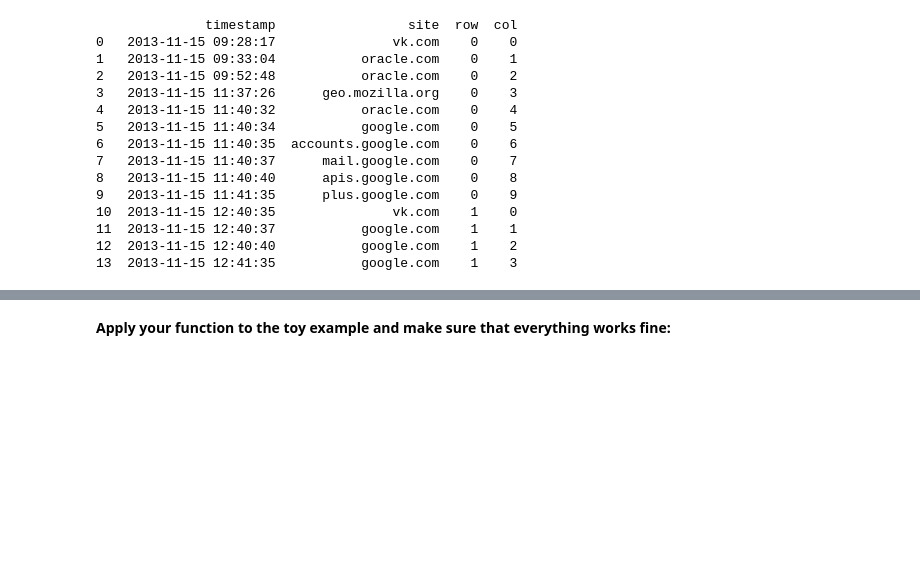
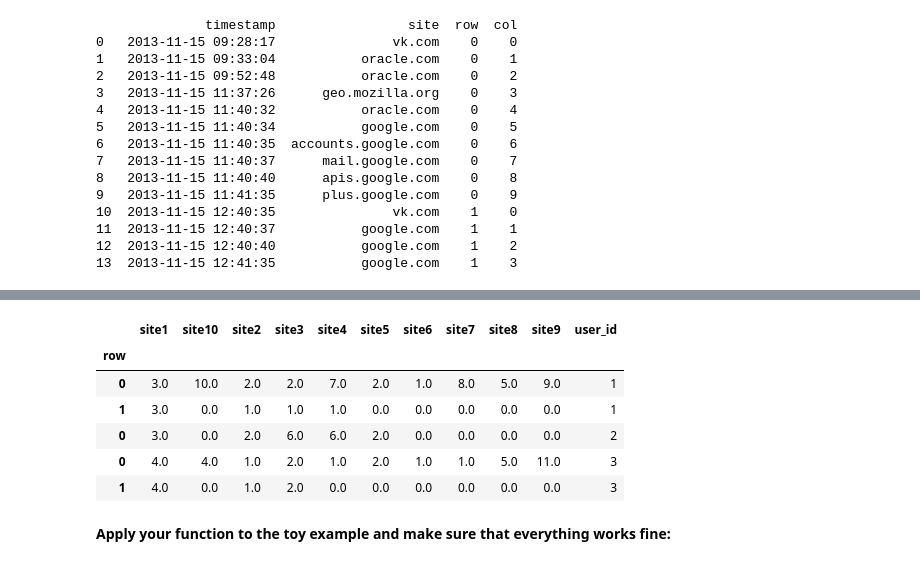
Before and after one commit to roundEgg/mlcourse.ai, a Jupyter notebook: jupyter_english/project_alice/week1_prepare_dataset.ipynb, the cells around one changed output, grey strips where cells are left out. Drawn from its saved outputs; the diff is of its cells as text; code cells hidden in the pictures; blank space fills up the shorter version.

```diff
--- a/jupyter_english/project_alice/week1_prepare_dataset.ipynb
+++ b/jupyter_english/project_alice/week1_prepare_dataset.ipynb
@@ -289,11 +289,13 @@ Details:
 - It took me less than 5 sec to process 150 files from `capstone_websites_data/150users/`, but, surely, it depends on implementation of the function and hardware you use. Frankly, it's more likely that your first implementation won't be the most efficient. As a next step you can profile your code (especially if you plan to run your code on 3000 users data). Also efficient implementation of that function will help you next week.
 # %%
 import operator
+import re
 
 def prepare_train_set(path_to_csv_files, session_length=10):
     ''' YOUR CODE IS HERE '''
     dict_sites = {}
     list_file = sorted(glob(os.path.join(path_to_csv_files,'*')))
+    #print(list_file)
     for file in tqdm_notebook(list_file):
         df_site = pd.read_csv(file)
         for i in range(len(df_site)):
@@ -305,17 +307,22 @@ def prepare_train_set(path_to_csv_files, session_length=10):
     dict_id_freq = {}
     for counter, value in enumerate(sorted(dict_sites.items(), key=operator.itemgetter(1),reverse=True)):
         dict_id_freq[value[0]] = (counter+1, value[1])
-    print(dict_id_freq)
+#     print(dict_id_freq)
+    df_res = pd.DataFrame()
     for file in tqdm_notebook(list_file):
         df_site = pd.read_csv(file)
         df_site['site'] = df_site['site'].map(lambda x: dict_id_freq[x][0])
         df_site['row'] = df_site.index // session_length
         df_site['col'] = df_site.index % session_length
-        print(df_site)
+#         print(df_site)
         df_site_pivot = df_site.pivot(index='row', columns = 'col', values = 'site')
         df_site_pivot.columns = ['site' + str(i+1) for i in range(min(len(df_site),session_length))]
-        print(df_site_pivot)
-    return dict_id_freq
+        df_site_pivot['user_id'] = int(re.findall(r'\d+', file)[-1])
+#         print(df_site_pivot)
+        df_res = df_res.append(df_site_pivot)
+#         df_res.columns = df_site_pivot.columns
+#     print(df_res)
+    return df_res.fillna(0), dict_id_freq
 # %%
 df_test = pd.read_csv('../../data/capstone_user_identification/3users/user0001.csv')
 df_test.head()
@@ -363,8 +370,9 @@ df_test
 | 0 | vk.com | oracle.com | oracle.com | geo.mozilla.org | oracle.com | google.com | accounts.google.com | mail.google.com | apis.google.com | plus.google.com |
 | 1 | vk.com | google.com | google.com | google.com | None | None | None | None | None | None |
 # %%
-dict_id_freq = prepare_train_set(os.path.join(PATH_TO_DATA, '3users'),
+train_data_toy, dict_id_freq = prepare_train_set(os.path.join(PATH_TO_DATA, '3users'),
                                                      session_length=10)
+train_data_toy
 dict_id_freq
 # %% [output]
 [interactive output not drawn]
@@ -401,3 +391,13 @@ row
+# %%
+train_data_toy
+# %% [output]
+|  | site1 | site10 | site2 | site3 | site4 | site5 | site6 | site7 | site8 | site9 | user_id |
+| row |  |  |  |  |  |  |  |  |  |  |  |
+| 0 | 3.0 | 10.0 | 2.0 | 2.0 | 7.0 | 2.0 | 1.0 | 8.0 | 5.0 | 9.0 | 1 |
+| 1 | 3.0 | 0.0 | 1.0 | 1.0 | 1.0 | 0.0 | 0.0 | 0.0 | 0.0 | 0.0 | 1 |
+| 0 | 3.0 | 0.0 | 2.0 | 6.0 | 6.0 | 2.0 | 0.0 | 0.0 | 0.0 | 0.0 | 2 |
+| 0 | 4.0 | 4.0 | 1.0 | 2.0 | 1.0 | 2.0 | 1.0 | 1.0 | 5.0 | 11.0 | 3 |
+| 1 | 4.0 | 0.0 | 1.0 | 2.0 | 0.0 | 0.0 | 0.0 | 0.0 | 0.0 | 0.0 | 3 |
 # %% [markdown]
 **Apply your function to the toy example and make sure that everything works fine:**
 # %%
```
Also changed, not shown: parts of 7 cells of this notebook.
